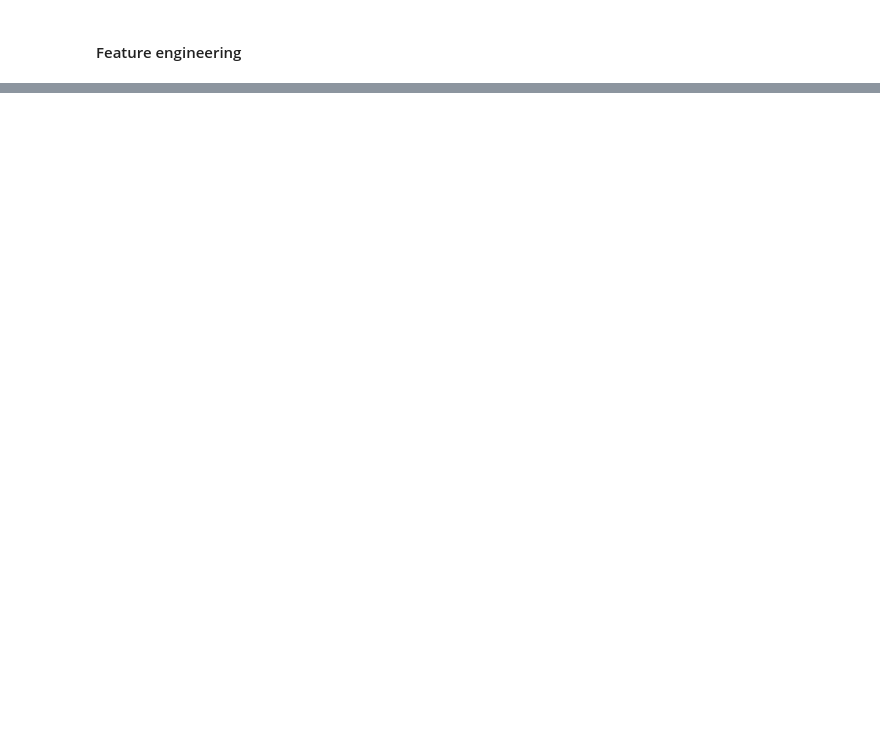
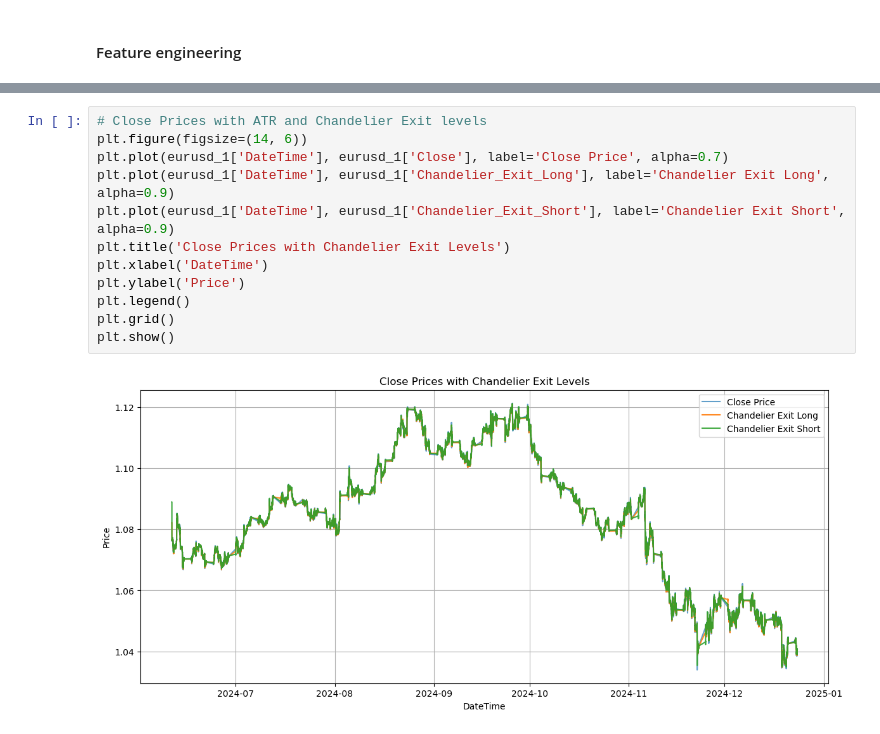
Before and after one commit to DavidGathimbaM/Bot, a Jupyter notebook: bot.ipynb, the cells around one changed output, grey strips where cells are left out. Cells and saved outputs as stored; diff of their text form; blank space fills up the shorter version.

```diff
--- a/bot.ipynb
+++ b/bot.ipynb
@@ -161,0 +291,14 @@ dtype: int64
+# %%
+# Close Prices with ATR and Chandelier Exit levels
+plt.figure(figsize=(14, 6))
+plt.plot(eurusd_1['DateTime'], eurusd_1['Close'], label='Close Price', alpha=0.7)
+plt.plot(eurusd_1['DateTime'], eurusd_1['Chandelier_Exit_Long'], label='Chandelier Exit Long', alpha=0.9)
+plt.plot(eurusd_1['DateTime'], eurusd_1['Chandelier_Exit_Short'], label='Chandelier Exit Short', alpha=0.9)
+plt.title('Close Prices with Chandelier Exit Levels')
+plt.xlabel('DateTime')
+plt.ylabel('Price')
+plt.legend()
+plt.grid()
+plt.show()
+# %% [output]
+[figure, added]
```
Also changed, not shown: parts of 42 cells of this notebook.
